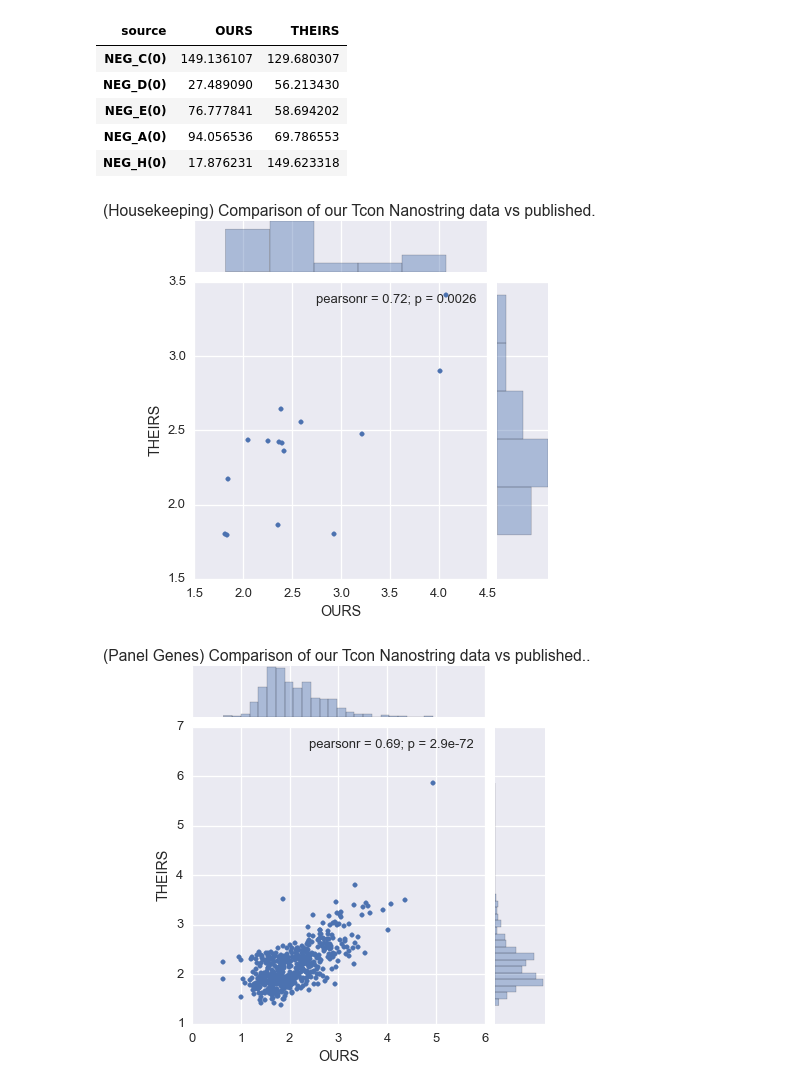
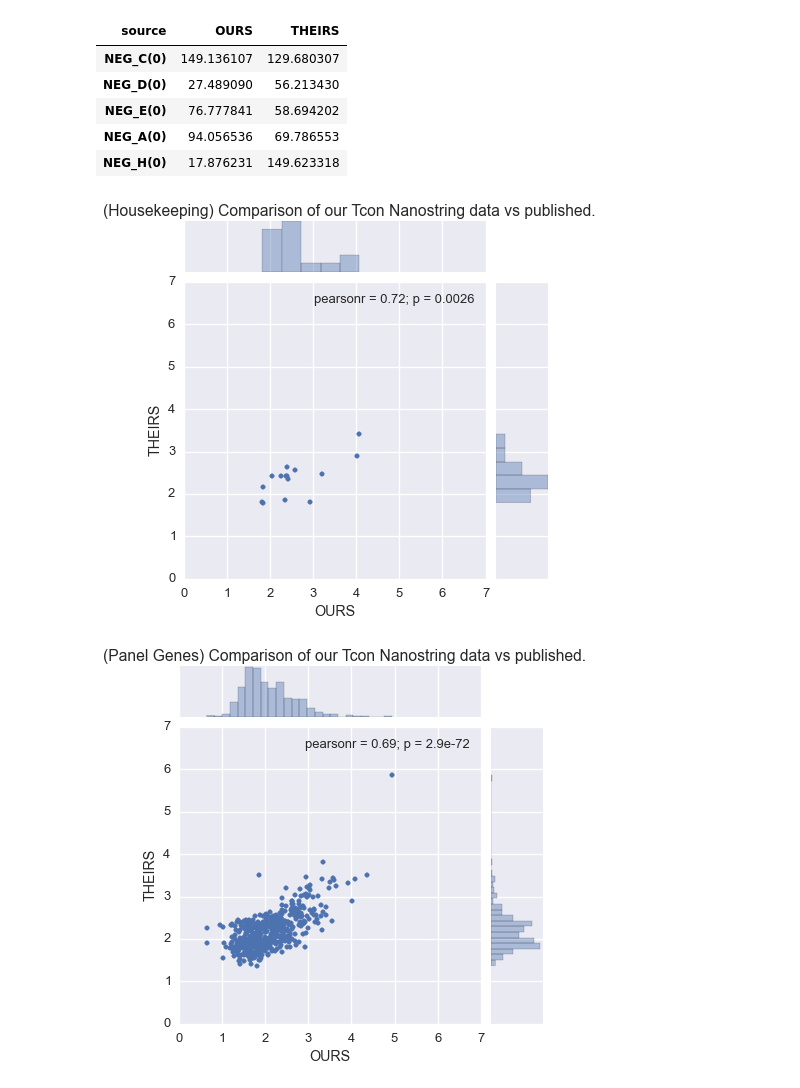
Before and after one commit to xguse/ipy_notebooks, a Jupyter notebook: BCH/James/2016-02-25__Comparison_of_our_nanostring_to_published_for_Tcon.ipynb, the cells around one changed output. Saved outputs shown, nothing was run; the diff lists cells and outputs as text; code cells hidden in the pictures.

```diff
--- a/BCH/James/2016-02-25__Comparison_of_our_nanostring_to_published_for_Tcon.ipynb
+++ b/BCH/James/2016-02-25__Comparison_of_our_nanostring_to_published_for_Tcon.ipynb
@@ -319,16 +322,18 @@ cmb_cpm_mean.loc[neg_ctrl].head()
 # %%
 sns.jointplot(x='OURS', y='THEIRS',
               data=np.log10(cmb_cpm_mean.loc[hsk_gene]+1), kind='scatter',
+              xlim=(0,7), ylim=(0,7)
              );
 
 plt.suptitle("(Housekeeping) Comparison of our {cell} Nanostring data vs published.".format(cell=cell_type), y=1,);
 # %% [output]
-[figure, old version]
+[figure, new version]
 # %%
 sns.jointplot(x='OURS', y='THEIRS',
               data=np.log10(cmb_cpm_mean.loc[pan_gene]+1), kind='scatter',
+              xlim=(0,7), ylim=(0,7)
              );
 
-plt.suptitle("(Panel Genes) Comparison of our {cell} Nanostring data vs published..".format(cell=cell_type), y=1,);
+plt.suptitle("(Panel Genes) Comparison of our {cell} Nanostring data vs published.".format(cell=cell_type), y=1,);
 # %% [output]
-[figure, old version]
+[figure, new version]
```
Also changed, not shown: parts of 3 cells of this notebook, 23 other files.
